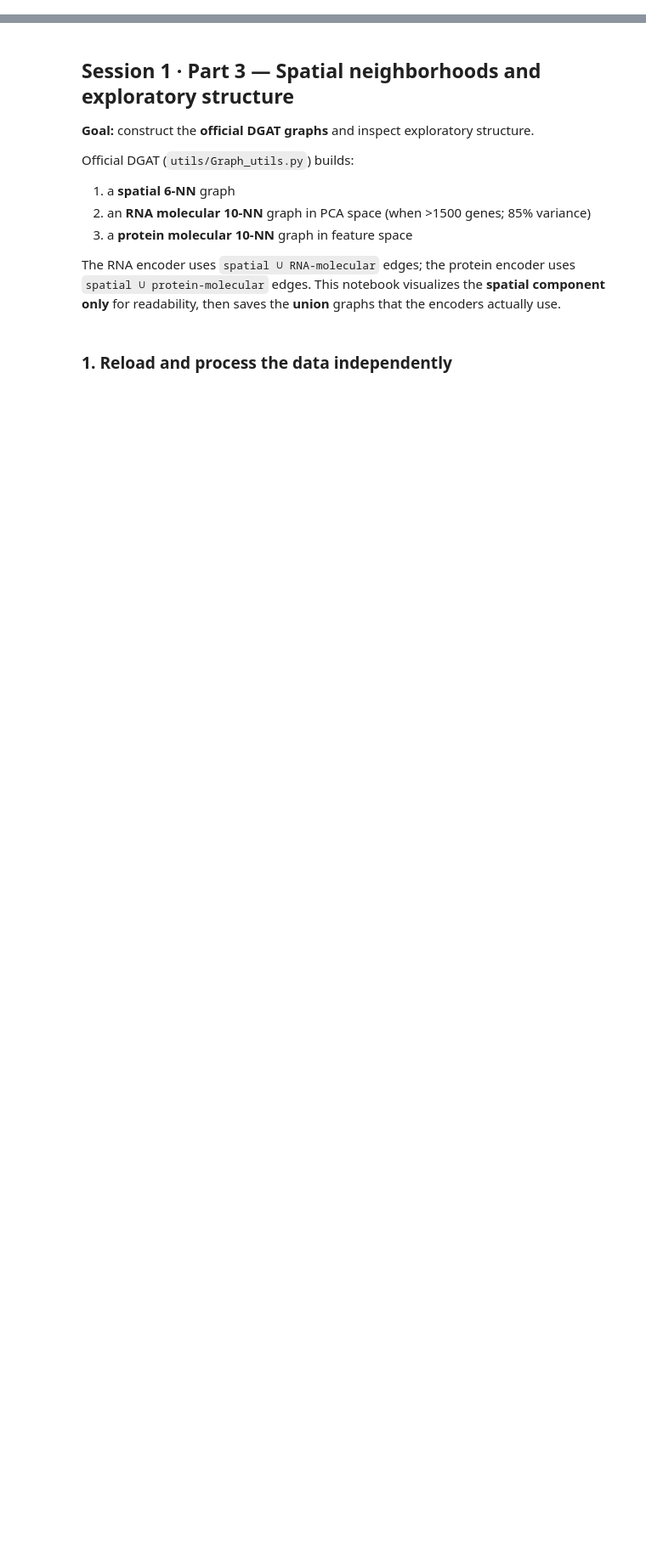
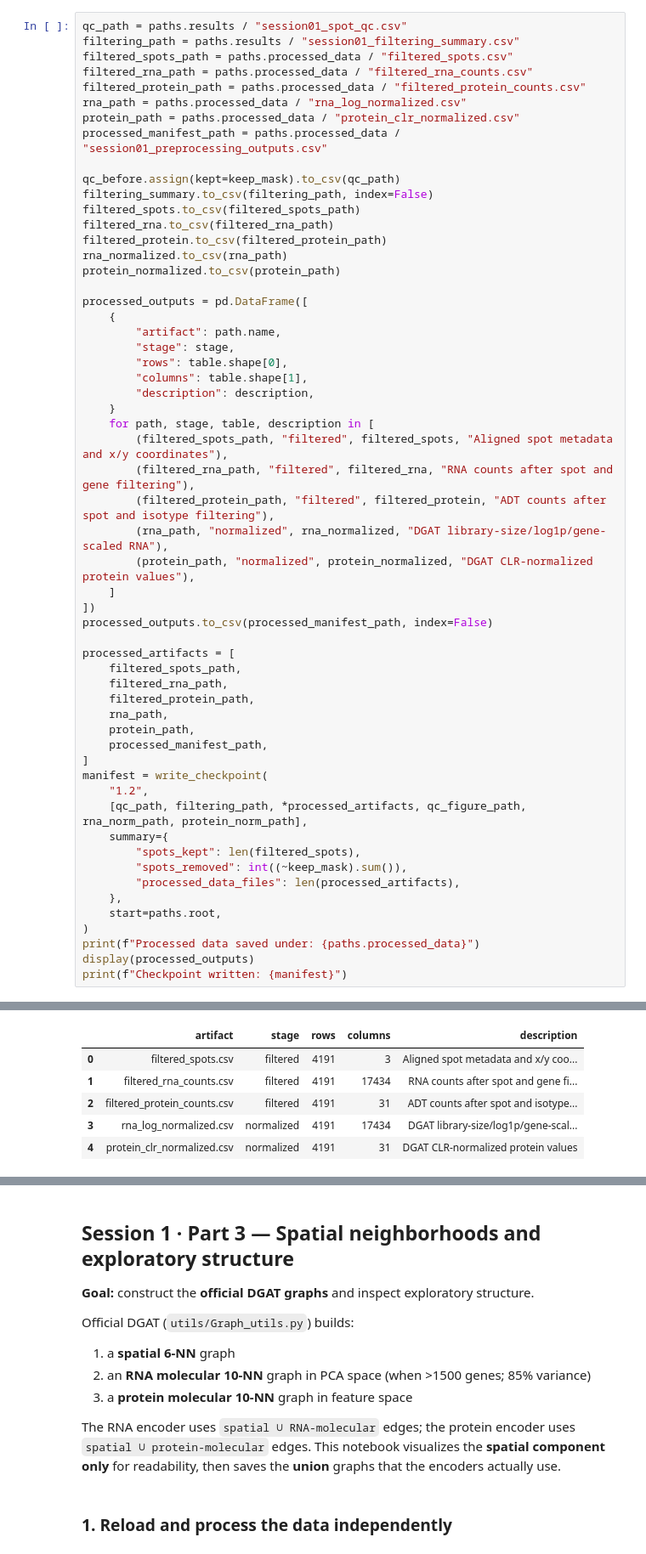
Before and after one commit to osmanbeyoglulab/ECCB-2026-Tutorial, a Jupyter notebook: hands-on_tutorial/notebooks/session_01/session_01_data_and_spatial.ipynb, the cells around one changed output, grey strips where cells are left out. Shown at 85% size. Drawn from its saved outputs; the diff is of its cells as text; blank space fills up the shorter version.

```diff
--- a/hands-on_tutorial/notebooks/session_01/02_spatial_context.ipynb
+++ b/hands-on_tutorial/notebooks/session_01/session_01_data_and_spatial.ipynb
@@ -34,0 +402,58 @@ Tutorial root: /Users/zmengaf/Documents/ECCB tuto/hands-on_tutorial
+# %%
+qc_path = paths.results / "session01_spot_qc.csv"
+filtering_path = paths.results / "session01_filtering_summary.csv"
+filtered_spots_path = paths.processed_data / "filtered_spots.csv"
+filtered_rna_path = paths.processed_data / "filtered_rna_counts.csv"
+filtered_protein_path = paths.processed_data / "filtered_protein_counts.csv"
+rna_path = paths.processed_data / "rna_log_normalized.csv"
+protein_path = paths.processed_data / "protein_clr_normalized.csv"
+processed_manifest_path = paths.processed_data / "session01_preprocessing_outputs.csv"
+
+qc_before.assign(kept=keep_mask).to_csv(qc_path)
+filtering_summary.to_csv(filtering_path, index=False)
+filtered_spots.to_csv(filtered_spots_path)
+filtered_rna.to_csv(filtered_rna_path)
+filtered_protein.to_csv(filtered_protein_path)
+rna_normalized.to_csv(rna_path)
+protein_normalized.to_csv(protein_path)
+
+processed_outputs = pd.DataFrame([
+    {
+        "artifact": path.name,
+        "stage": stage,
+        "rows": table.shape[0],
+        "columns": table.shape[1],
+        "description": description,
+    }
+    for path, stage, table, description in [
+        (filtered_spots_path, "filtered", filtered_spots, "Aligned spot metadata and x/y coordinates"),
+        (filtered_rna_path, "filtered", filtered_rna, "RNA counts after spot and gene filtering"),
+        (filtered_protein_path, "filtered", filtered_protein, "ADT counts after spot and isotype filtering"),
+        (rna_path, "normalized", rna_normalized, "DGAT library-size/log1p/gene-scaled RNA"),
+        (protein_path, "normalized", protein_normalized, "DGAT CLR-normalized protein values"),
+    ]
+])
+processed_outputs.to_csv(processed_manifest_path, index=False)
+
+processed_artifacts = [
+    filtered_spots_path,
+    filtered_rna_path,
+    filtered_protein_path,
+    rna_path,
+    protein_path,
+    processed_manifest_path,
+]
+manifest = write_checkpoint(
+    "1.2",
+    [qc_path, filtering_path, *processed_artifacts, qc_figure_path, rna_norm_path, protein_norm_path],
+    summary={
+        "spots_kept": len(filtered_spots),
+        "spots_removed": int((~keep_mask).sum()),
+        "processed_data_files": len(processed_artifacts),
+    },
+    start=paths.root,
+)
+print(f"Processed data saved under: {paths.processed_data}")
+display(processed_outputs)
+print(f"Checkpoint written: {manifest}")
+# %% [output]
@@ -34,0 +461,6 @@ Tutorial root: /Users/zmengaf/Documents/ECCB tuto/hands-on_tutorial
+|  | artifact | stage | rows | columns | description |
+| 0 | filtered_spots.csv | filtered | 4191 | 3 | Aligned spot metadata and x/y coo... |
+| 1 | filtered_rna_counts.csv | filtered | 4191 | 17434 | RNA counts after spot and gene fi... |
+| 2 | filtered_protein_counts.csv | filtered | 4191 | 31 | ADT counts after spot and isotype... |
+| 3 | rna_log_normalized.csv | normalized | 4191 | 17434 | DGAT library-size/log1p/gene-scal... |
+| 4 | protein_clr_normalized.csv | normalized | 4191 | 31 | DGAT CLR-normalized protein values |
```
Also changed, not shown: parts of 30 cells of this notebook, 16 other files.
